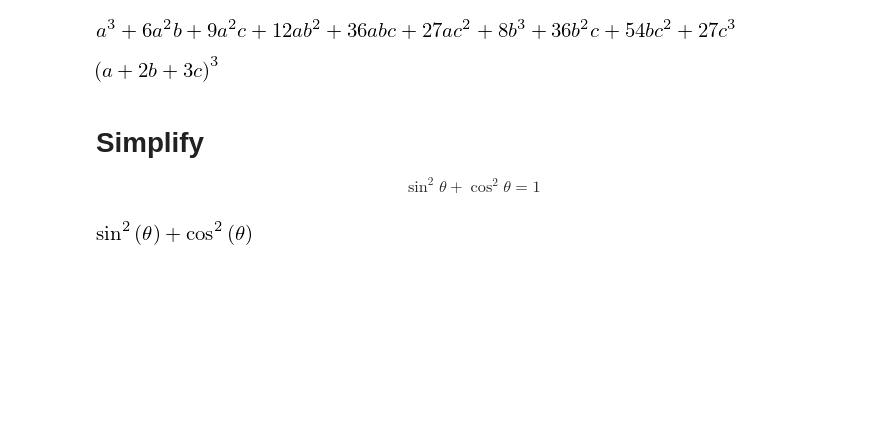
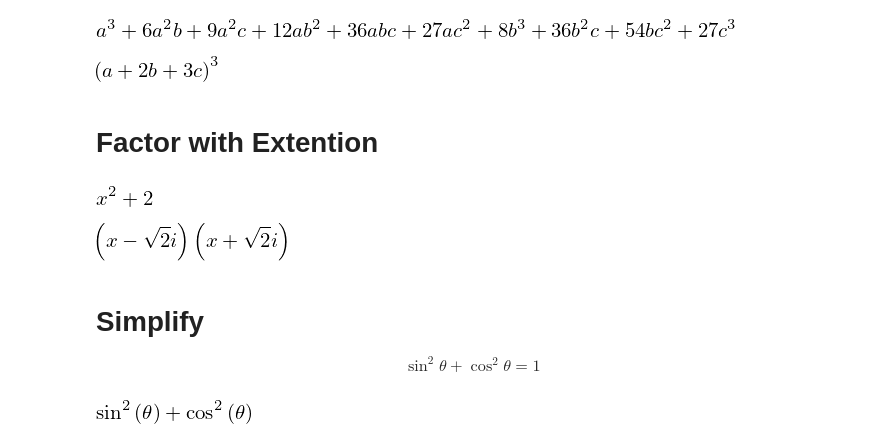
Before and after one commit to HayaoSuzuki/pyconjp2018, a Jupyter notebook: 180918slide_revised.ipynb, the cells around one changed output. Cells and saved outputs as stored; diff of their text form; code cells hidden in the pictures; blank space fills up the shorter version.

```diff
--- a/180918slide_revised.ipynb
+++ b/180918slide_revised.ipynb
@@ -215,6 +218,20 @@ expanded
 expanded.factor()
 # %% [output]
 [figure]
+# %% [markdown]
+# Factor with Extention
+# %%
+from sympy import Symbol, factor, I, sqrt
+
+x = Symbol("x")
+expr = x**2  + 2
+factor(expr)
+# %% [output]
+[figure, added]
+# %%
+factor(expr, extension=[sqrt(2), I])
+# %% [output]
+[figure, added]
 # %% [markdown]
 # Simplify
 
```
Also changed, not shown: parts of 5 cells of this notebook, 1 other file.
